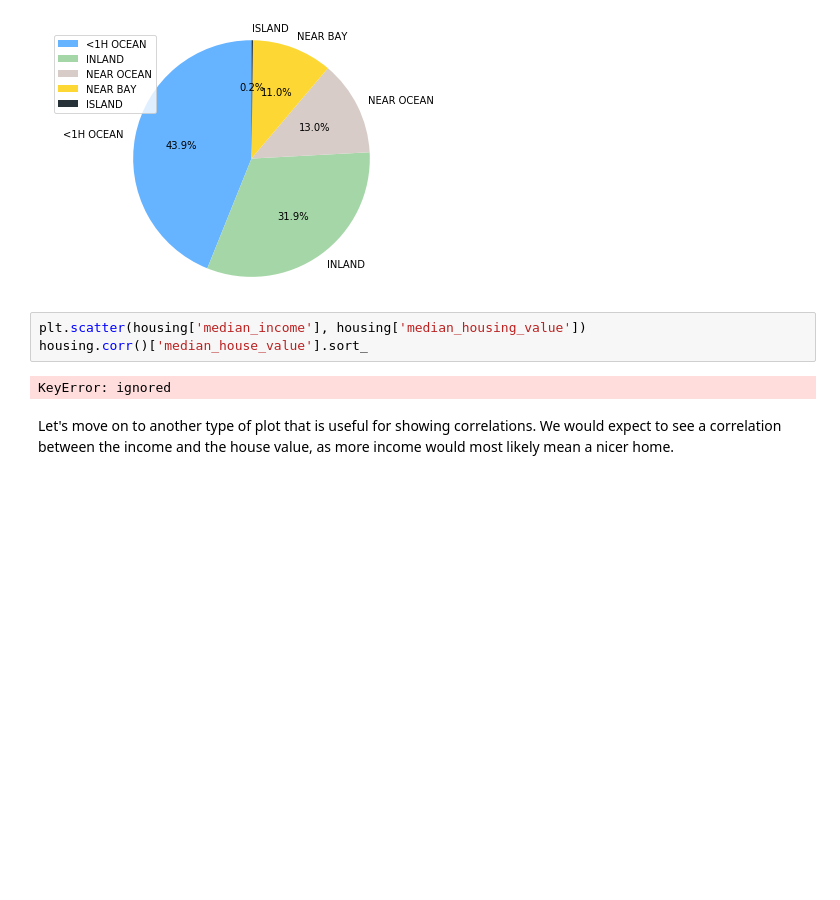
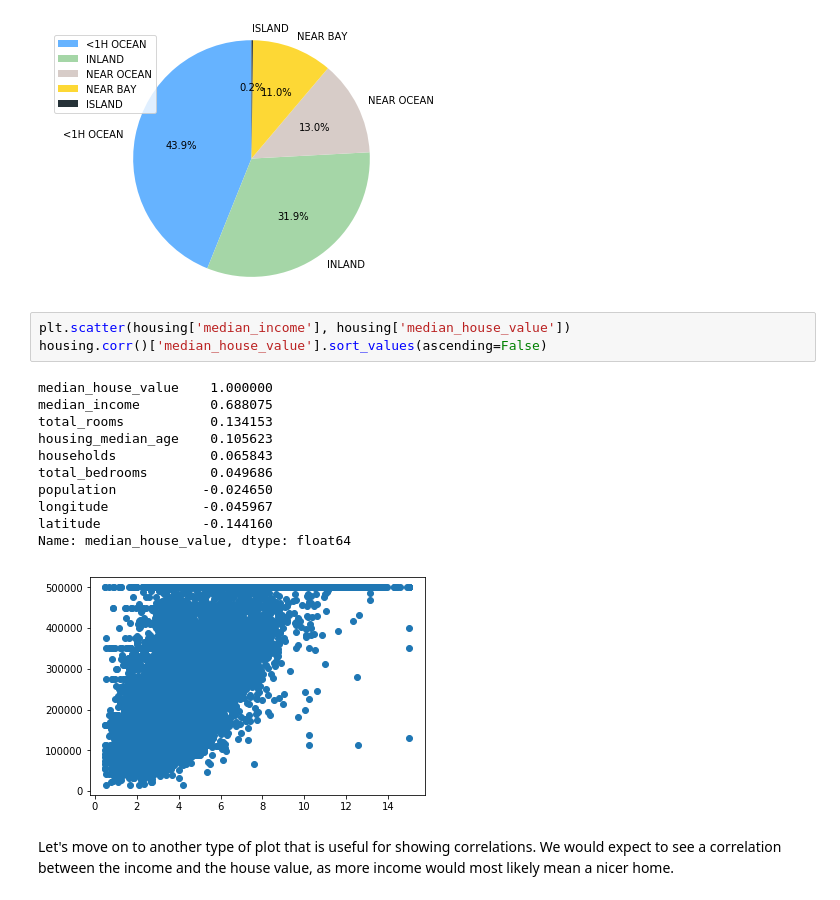
Before and after one commit to rbarner14/ML_practice, a Jupyter notebook: Intro_to_Visualizations_with_Python.ipynb, the cells around one changed output. Cells and saved outputs as stored; diff of their text form; blank space fills up the shorter version.

```diff
--- a/Intro_to_Visualizations_with_Python.ipynb
+++ b/Intro_to_Visualizations_with_Python.ipynb
@@ -90,10 +118,20 @@ plt.show()
 # %% [output]
 [figure]
 # %%
-plt.scatter(housing['median_income'], housing['median_housing_value'])
-housing.corr()['median_house_value'].sort_
+plt.scatter(housing['median_income'], housing['median_house_value'])
+housing.corr()['median_house_value'].sort_values(ascending=False)
 # %% [output]
-KeyError: ignored
+median_house_value    1.000000
+median_income         0.688075
+total_rooms           0.134153
+housing_median_age    0.105623
+households            0.065843
+total_bedrooms        0.049686
+population           -0.024650
+longitude            -0.045967
+latitude             -0.144160
+Name: median_house_value, dtype: float64
+[figure, added]
 # %% [markdown]
 Let's  move on to another type of plot that is useful for showing correlations. We would expect to see a correlation between the income and the house value, as more income would most likely mean a nicer home.
 # %%
```
Also changed, not shown: parts of 6 cells of this notebook, 2 other files.
